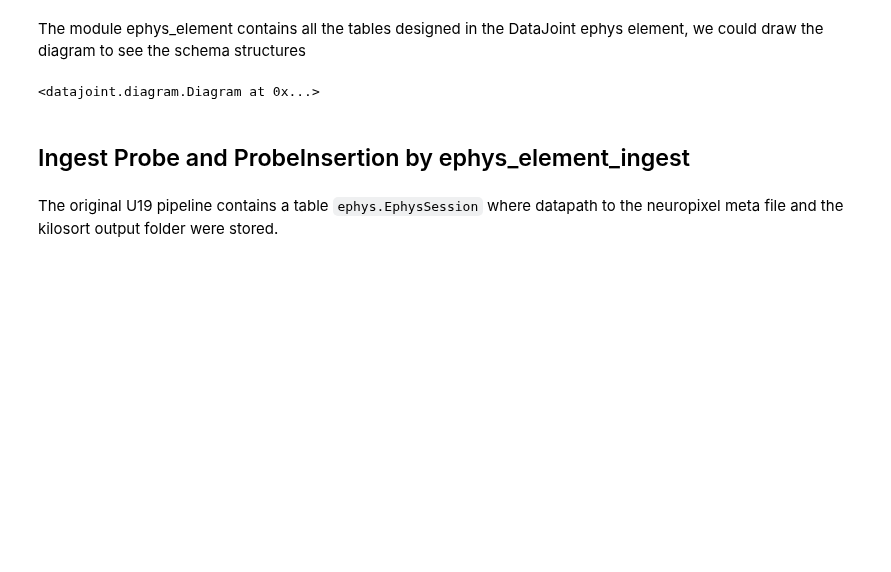
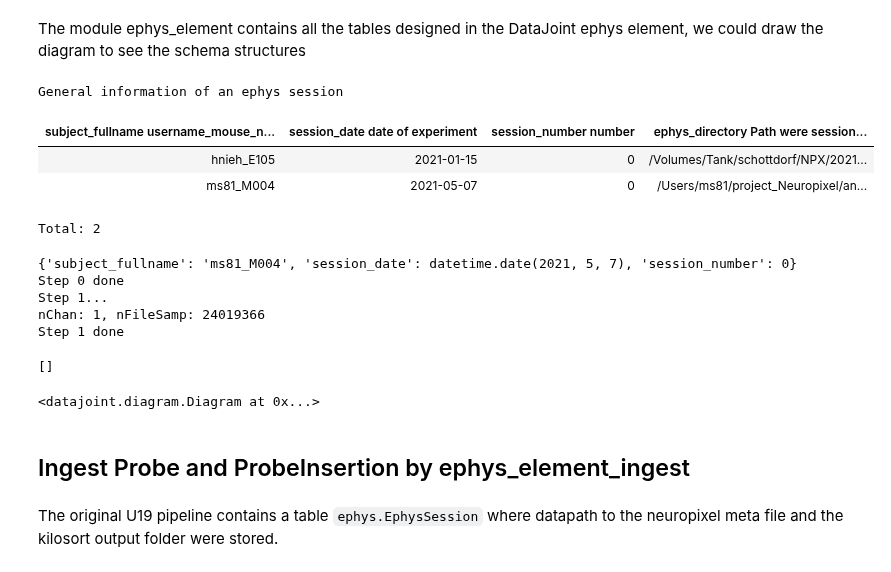
Before and after one commit to BrainCOGS/U19-pipeline-python, a Jupyter notebook: notebooks/ephys_element/02-process-ephys-workflow.ipynb, the cells around one changed output. Cells and saved outputs as stored; diff of their text form; code cells hidden in the pictures; blank space fills up the shorter version.

Commit message:
Mk 1 of updates sync pipeline

```diff
--- a/notebooks/ephys_element/02-process-ephys-workflow.ipynb
+++ b/notebooks/ephys_element/02-process-ephys-workflow.ipynb
@@ -39,5 +52,28 @@ Connecting shans@datajoint00.pni.princeton.edu:3306
 # %% [markdown]
 The module ephys_element contains all the tables designed in the DataJoint ephys element, we could draw the diagram to see the schema structures
+# %%
+# key = {"subject_fullname": "ms81_M002"}
+# s = ephys.Session() & key
+# s.delete()
+ephys.Session()
+# %% [output]
+General information of an ephys session
+| subject_fullname username_mouse_n... | session_date date of experiment | session_number number | ephys_directory Path were session... |
+| hnieh_E105 | 2021-01-15 | 0 | /Volumes/Tank/schottdorf/NPX/2021... |
+| ms81_M004 | 2021-05-07 | 0 | /Users/ms81/project_Neuropixel/an... |
+Total: 2
+# %%
+ephys.BehaviorSync.populate()
+# %% [output]
+{'subject_fullname': 'ms81_M004', 'session_date': datetime.date(2021, 5, 7), 'session_number': 0}
+Step 0 done
+Step 1...
+nChan: 1, nFileSamp: 24019366
+Step 1 done
+# %%
+(ephys_element.ProbeInsertion & key).fetch('KEY')
+# %% [output]
+[]
 # %%
 dj.Diagram(acquisition.Session) + ephys.EphysSession + dj.Diagram(ephys_element)
 # %% [output]
```
Also changed, not shown: parts of 22 cells of this notebook, 8 other files.
